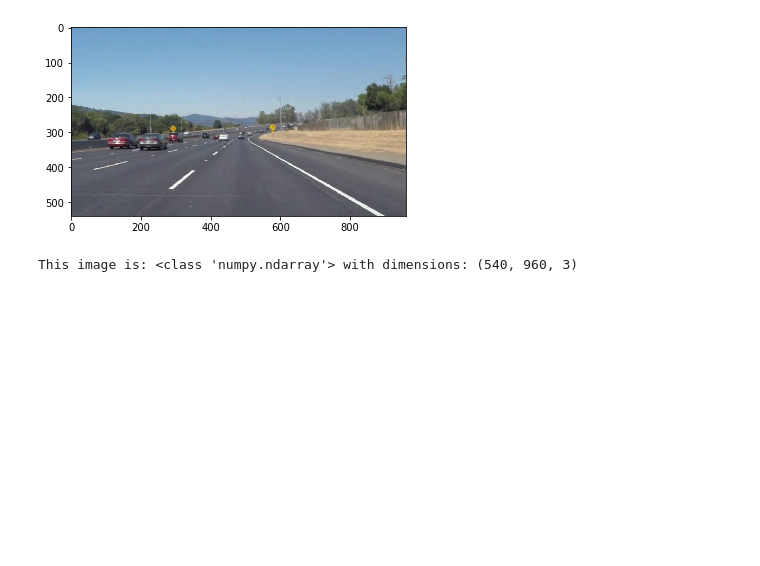
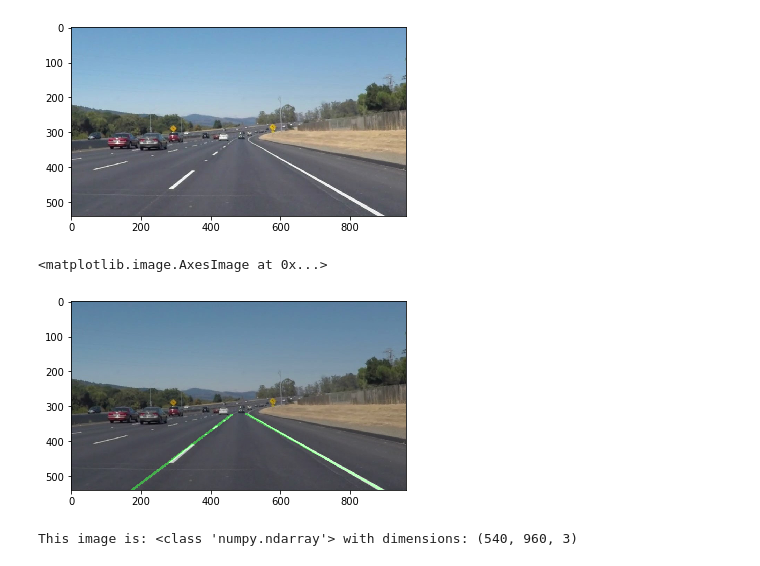
Before and after one commit to e7dud7e/carnd, a Jupyter notebook: LaneDetection/P1.ipynb, the cells around one changed output. Drawn from its saved outputs; the diff is of its cells as text; code cells hidden in the pictures; blank space fills up the shorter version.

```diff
--- a/LaneDetection/P1.ipynb
+++ b/LaneDetection/P1.ipynb
@@ -284,6 +284,12 @@ plt.imshow(image);  # if you wanted to show a single color channel image called
 # %% [output]
 This image is: <class 'numpy.ndarray'> with dimensions: (540, 960, 3)
 [figure]
+# %%
+lane_image = lane_detection(image)
+plt.imshow(lane_image)
+# %% [output]
+<matplotlib.image.AxesImage at 0x...>
+[figure, added]
 # %%
 image = mpimg.imread('test_images/solidWhiteRight.jpg')
 
```
Also changed, not shown: parts of 38 cells of this notebook.
